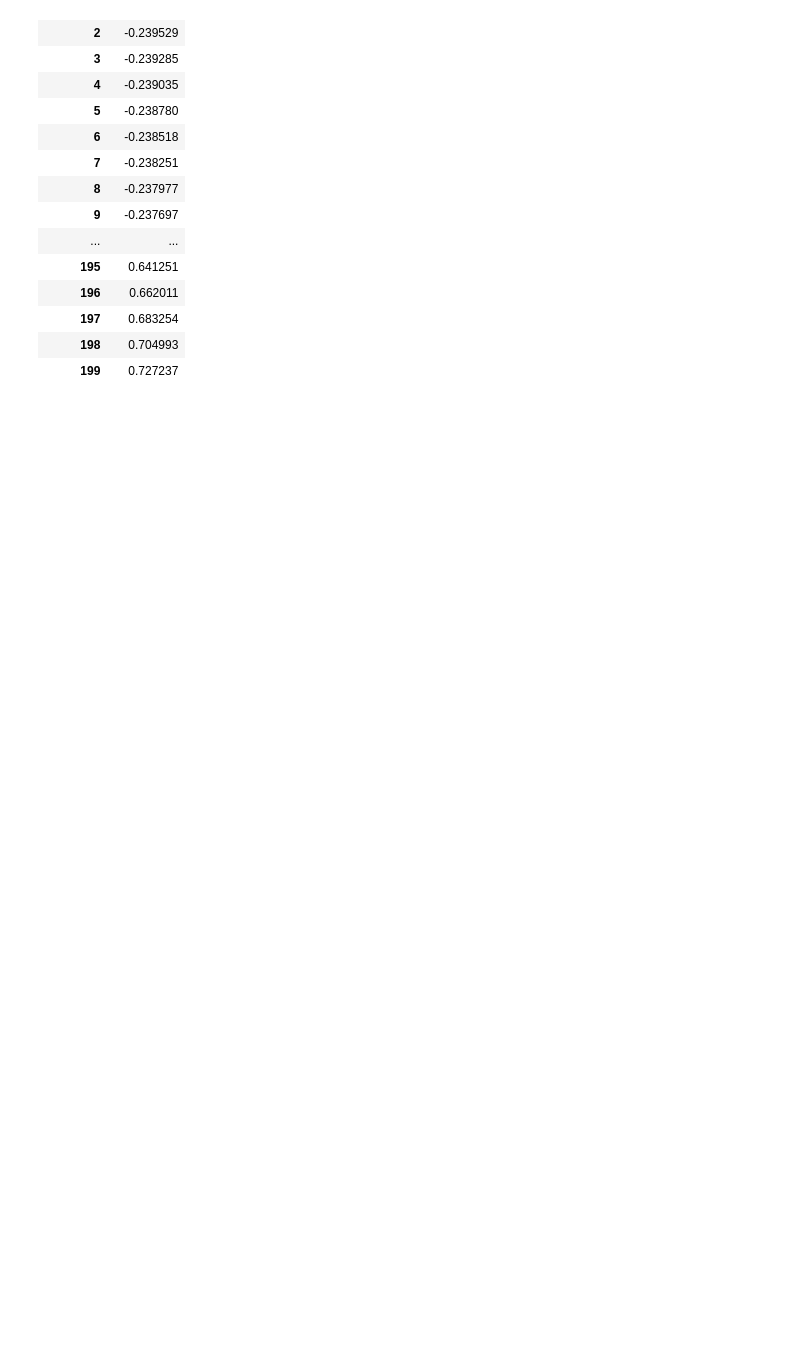
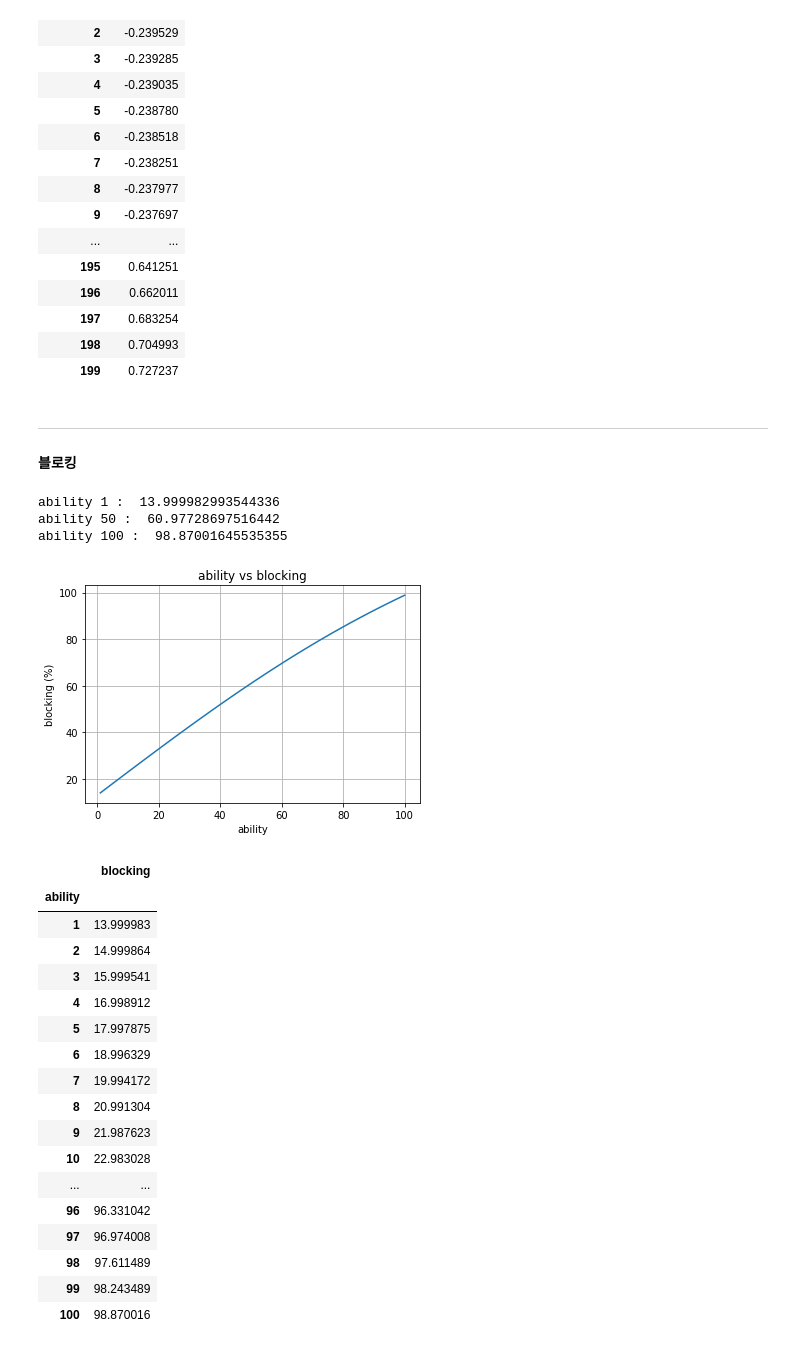
Before and after one commit to dngmin/DIY, a Jupyter notebook: Baseball/data/data.ipynb, the cells around one changed output. Drawn from its saved outputs; the diff is of its cells as text; code cells hidden in the pictures; blank space fills up the shorter version.

```diff
--- a/Baseball/data/data.ipynb
+++ b/Baseball/data/data.ipynb
@@ -244,3 +244,63 @@ ability 170 :  0.25118723362727224
 | 197 | 0.683254 |
 | 198 | 0.704993 |
 | 199 | 0.727237 |
+# %% [markdown]
+---
+#### 블로킹
+# %%
+import matplotlib.pyplot as plt
+import numpy as np
+import pandas as pd
+pd.set_option('display.max_rows',None)
+
+x = np.arange(1,101,1)
+y = (1 / (1 + np.exp(-x/70)) * 280 - 127)
+
+def data(x):
+    print(f'ability {x} :  {(1 / (1 + np.exp(-x/70)) * 280 - 127)}')
+
+data(1)
+data(50)
+data(100)
+
+x = x.tolist()
+y = y.tolist()
+
+lst = {
+    'ability' : x,
+    'blocking' : y
+}
+
+plt.plot(x,y)
+plt.title('ability vs blocking')
+plt.xlabel('ability')
+plt.ylabel('blocking (%)')
+plt.grid()
+plt.show()
+
+df = pd.DataFrame(lst)
+df = df.set_index('ability')
+display(df)
+# %% [output]
+ability 1 :  13.999982993544336
+ability 50 :  60.97728697516442
+ability 100 :  98.87001645535355
+[figure, added]
+|  | blocking |
+| ability |  |
+| 1 | 13.999983 |
+| 2 | 14.999864 |
+| 3 | 15.999541 |
+| 4 | 16.998912 |
+| 5 | 17.997875 |
+| 6 | 18.996329 |
+| 7 | 19.994172 |
+| 8 | 20.991304 |
+| 9 | 21.987623 |
+| 10 | 22.983028 |
+| ... | ... |
+| 96 | 96.331042 |
+| 97 | 96.974008 |
+| 98 | 97.611489 |
+| 99 | 98.243489 |
+| 100 | 98.870016 |
```
Also changed, not shown: parts of 8 cells of this notebook, 6 other files.
